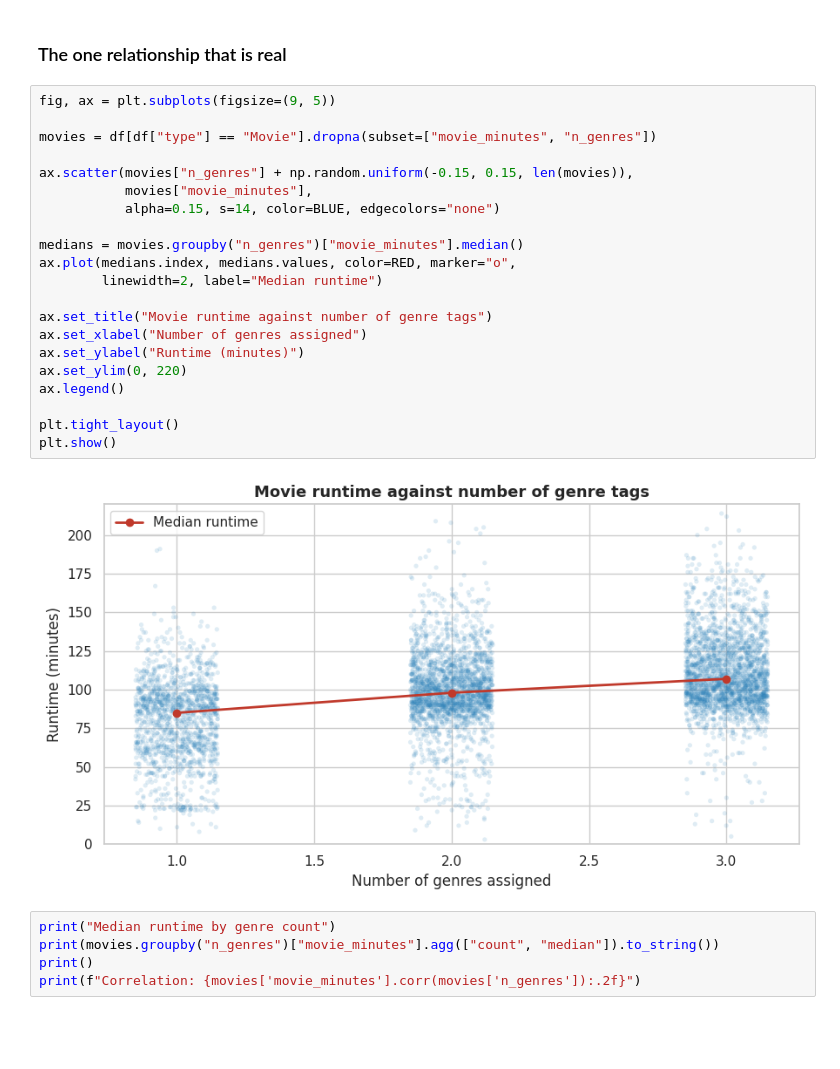
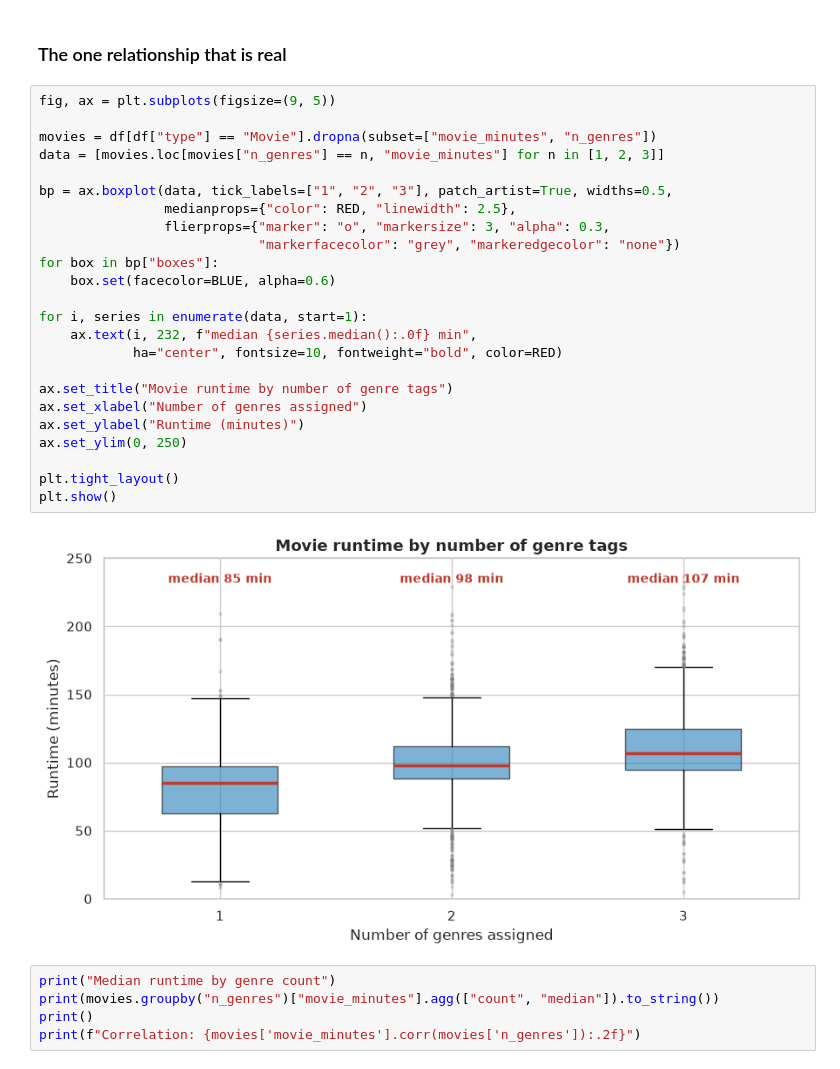
Before and after one commit to wandiyajames-arch/Auspify-Internship, a Jupyter notebook: Task-2-EDA/Task2_Exploratory_Data_Analysis.ipynb, the cells around one changed output. Cells and saved outputs as stored; diff of their text form; blank space fills up the shorter version.

```diff
--- a/Task-2-EDA/Task2_Exploratory_Data_Analysis.ipynb
+++ b/Task-2-EDA/Task2_Exploratory_Data_Analysis.ipynb
@@ -799,29 +847,32 @@ handed the answer in disguise. When you select features for Task 5, `years_to_pl
 `release_year` should not both go in.
 # %% [markdown]
 ### The one relationship that is real
-# %%
-fig, ax = plt.subplots(figsize=(9, 5))
-
-movies = df[df["type"] == "Movie"].dropna(subset=["movie_minutes", "n_genres"])
-
-ax.scatter(movies["n_genres"] + np.random.uniform(-0.15, 0.15, len(movies)),
-           movies["movie_minutes"],
-           alpha=0.15, s=14, color=BLUE, edgecolors="none")
-
-medians = movies.groupby("n_genres")["movie_minutes"].median()
-ax.plot(medians.index, medians.values, color=RED, marker="o",
-        linewidth=2, label="Median runtime")
-
-ax.set_title("Movie runtime against number of genre tags")
-ax.set_xlabel("Number of genres assigned")
-ax.set_ylabel("Runtime (minutes)")
-ax.set_ylim(0, 220)
-ax.legend()
-
-plt.tight_layout()
-plt.show()
-# %% [output]
-[figure, removed]
+# %%
+fig, ax = plt.subplots(figsize=(9, 5))
+
+movies = df[df["type"] == "Movie"].dropna(subset=["movie_minutes", "n_genres"])
+data = [movies.loc[movies["n_genres"] == n, "movie_minutes"] for n in [1, 2, 3]]
+
+bp = ax.boxplot(data, tick_labels=["1", "2", "3"], patch_artist=True, widths=0.5,
+                medianprops={"color": RED, "linewidth": 2.5},
+                flierprops={"marker": "o", "markersize": 3, "alpha": 0.3,
+                            "markerfacecolor": "grey", "markeredgecolor": "none"})
+for box in bp["boxes"]:
+    box.set(facecolor=BLUE, alpha=0.6)
+
+for i, series in enumerate(data, start=1):
+    ax.text(i, 232, f"median {series.median():.0f} min",
+            ha="center", fontsize=10, fontweight="bold", color=RED)
+
+ax.set_title("Movie runtime by number of genre tags")
+ax.set_xlabel("Number of genres assigned")
+ax.set_ylabel("Runtime (minutes)")
+ax.set_ylim(0, 250)
+
+plt.tight_layout()
+plt.show()
+# %% [output]
+[figure, added]
 # %%
 print("Median runtime by genre count")
 print(movies.groupby("n_genres")["movie_minutes"].agg(["count", "median"]).to_string())
```
Also changed, not shown: parts of 10 cells of this notebook, 17 other files.
